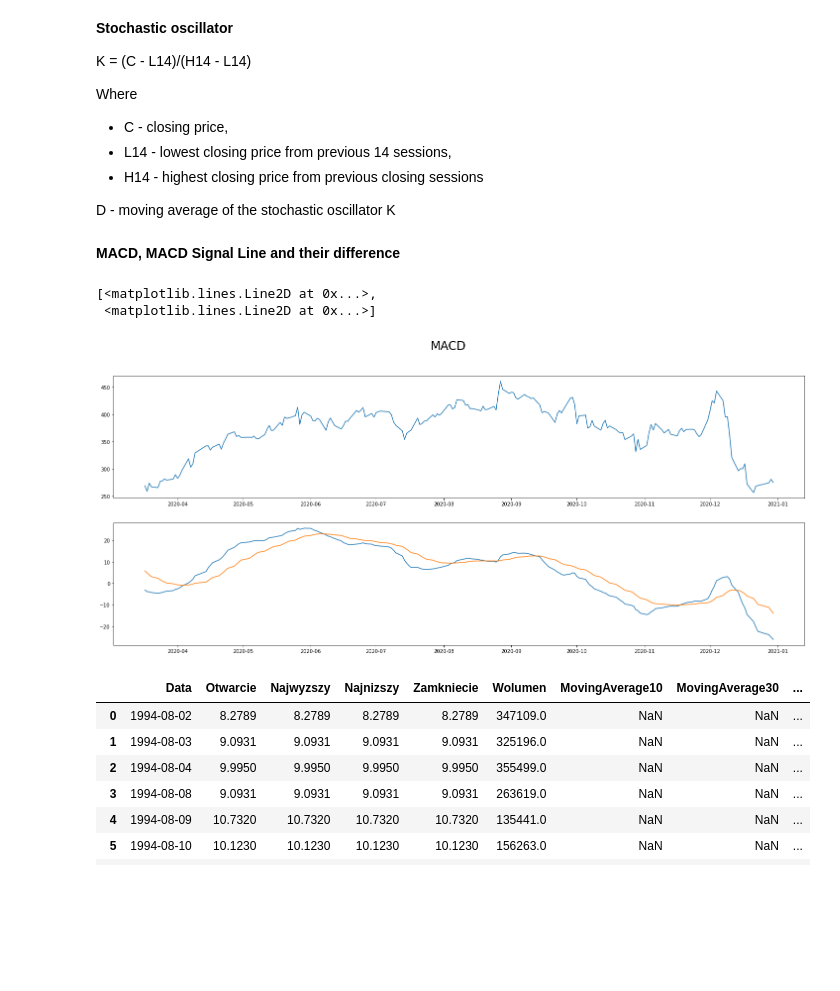
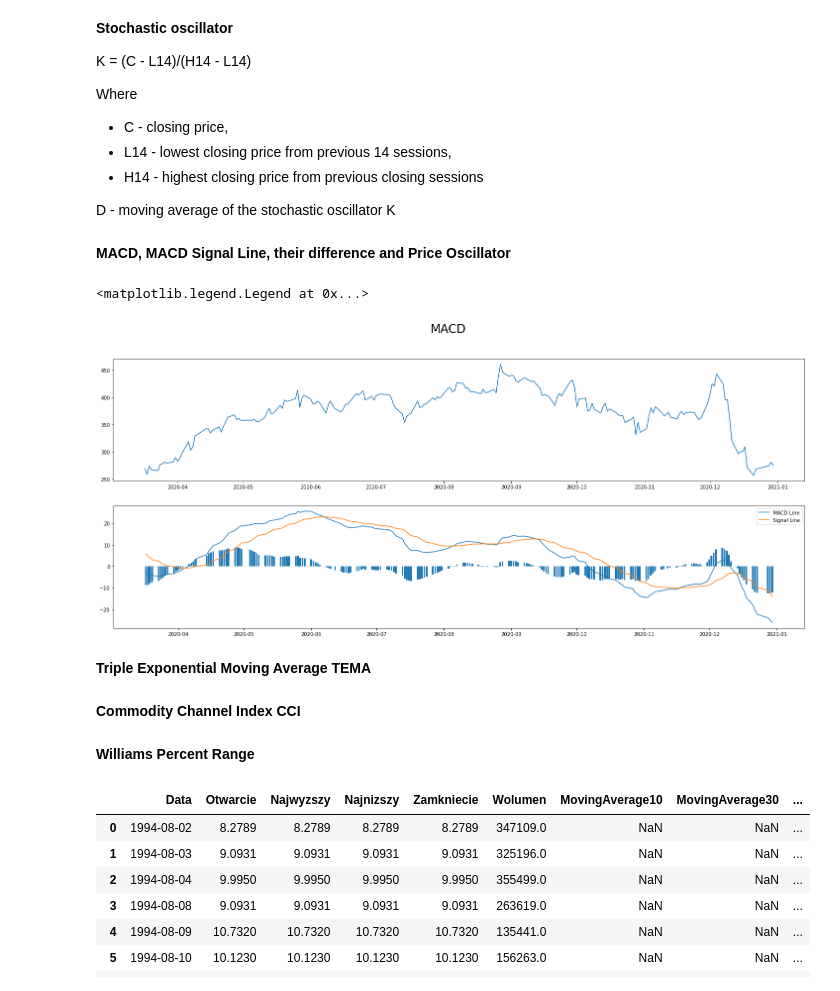
Before and after one commit to WaznyKamo/Deep-Learning-Stock-Price-Prediction, a Jupyter notebook: CDR_Stock_Price_Prediction_Using_LSTM_Deep_Learning_Network.ipynb, the cells around one changed output. Cells and saved outputs as stored; diff of their text form; code cells hidden in the pictures; blank space fills up the shorter version.

```diff
--- a/CDR_Stock_Price_Prediction_Using_LSTM_Deep_Learning_Network.ipynb
+++ b/CDR_Stock_Price_Prediction_Using_LSTM_Deep_Learning_Network.ipynb
@@ -323,7 +323,7 @@ L14, H14 = daily_data['Zamkniecie'].rolling(window_size).min(), daily_data['Zamk
 daily_data['K'] = (daily_data['Zamkniecie'] - L14)/(H14 - L14)
 daily_data['D'] = daily_data['K'].rolling(D_window_size).mean()
 # %% [markdown]
-**MACD, MACD Signal Line and their difference**
+**MACD, MACD Signal Line, their difference and Price Oscillator**
 # %%
 # 12 period moving average
 EMA_26 = daily_data['Zamkniecie'].ewm(26).mean()
@@ -335,22 +335,23 @@ daily_data['MACD'] = EMA_12 - EMA_26
 daily_data['MACD_Signal'] = daily_data['MACD'].ewm(9).mean()
 
 daily_data['MACD_Histogram'] = daily_data['MACD'] - daily_data['MACD_Signal']
+
+daily_data['PPO'] =(EMA_12 - EMA_26)/EMA_26
 # %%
 datapoints_to_show = 200
 
 fig, (ax1, ax2) = plt.subplots(2)
 fig.set_size_inches(25,10)
 #plt.figure(figsize=(25,10))
 fig.suptitle('MACD', fontsize=24)
 
 ax1.plot(daily_data['Data'].tail(datapoints_to_show), daily_data['Zamkniecie'].tail(datapoints_to_show))
 ax2.plot(daily_data['Data'].tail(datapoints_to_show), daily_data[['MACD', 'MACD_Signal']].tail(datapoints_to_show))
-# plt.plot(daily_data['Data'].tail(datapoints_to_show), daily_data[['Zamkniecie', 'MovingAverage10', 'MovingAverage30', 'MovingAverage60']].tail(datapoints_to_show))
-# plt.title('Moving averages of the last ' + str(datapoints_to_show) + ' datapoints', fontsize=24)
-# plt.xlabel('Date', fontsize=25)
-# plt.ylabel('Price (zł)', fontsize=18)
-# plt.legend(['Closing',  '10-day moving average',  '30-day moving average',  '60-day moving average'], loc='lower right')
+ax2.bar(daily_data['Data'].tail(datapoints_to_show), daily_data['MACD_Histogram'].tail(datapoints_to_show))
+
+ax2.legend(['MACD Line', 'Signal Line'])
 # %% [output]
-[<matplotlib.lines.Line2D at 0x...>,
- <matplotlib.lines.Line2D at 0x...>]
+<matplotlib.legend.Legend at 0x...>
-[figure, old version]
+[figure, new version]
+# %% [markdown]
+**Triple Exponential Moving Average TEMA**
@@ -356,0 +364,2 @@ ax2.plot(daily_data['Data'].tail(datapoints_to_show), daily_data[['MACD', 'MACD_
+# %% [markdown]
+**Commodity Channel Index CCI**
@@ -356,0 +373,2 @@ ax2.plot(daily_data['Data'].tail(datapoints_to_show), daily_data[['MACD', 'MACD_
+# %% [markdown]
+**Williams Percent Range**
```
Also changed, not shown: parts of 7 cells of this notebook.
